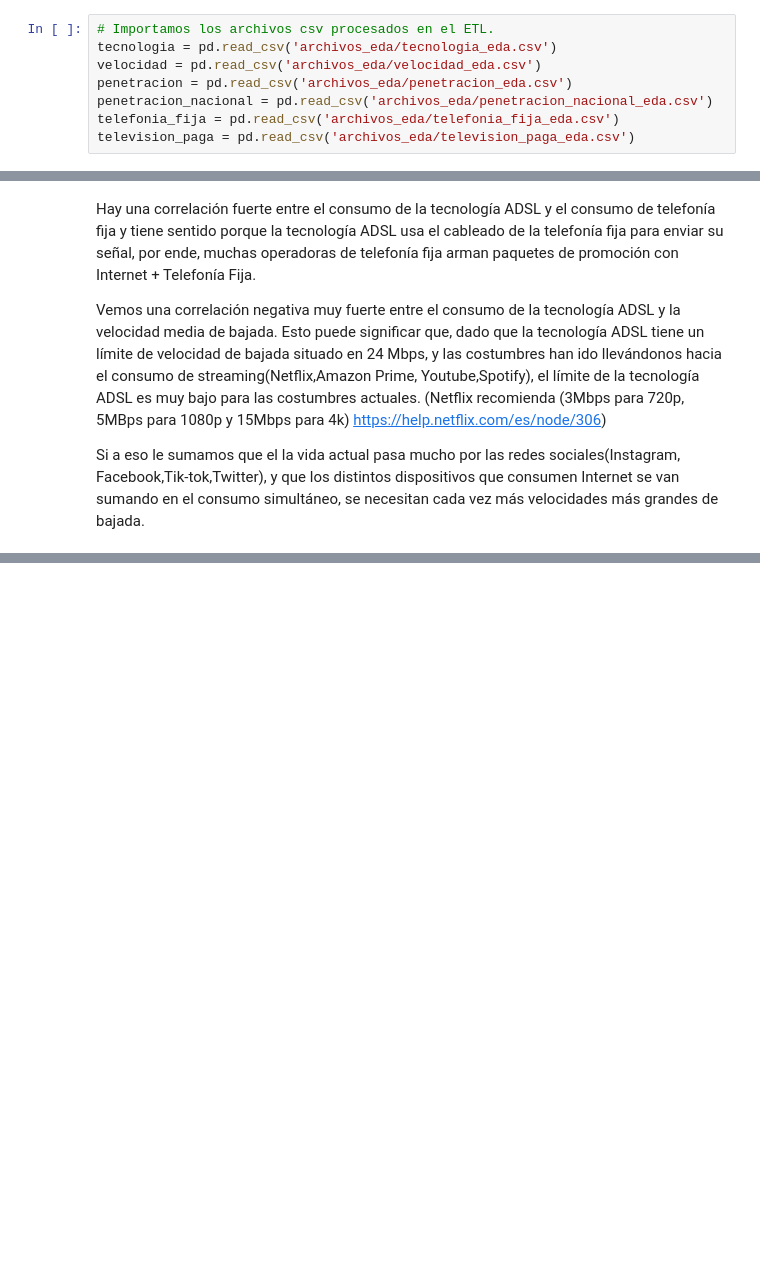
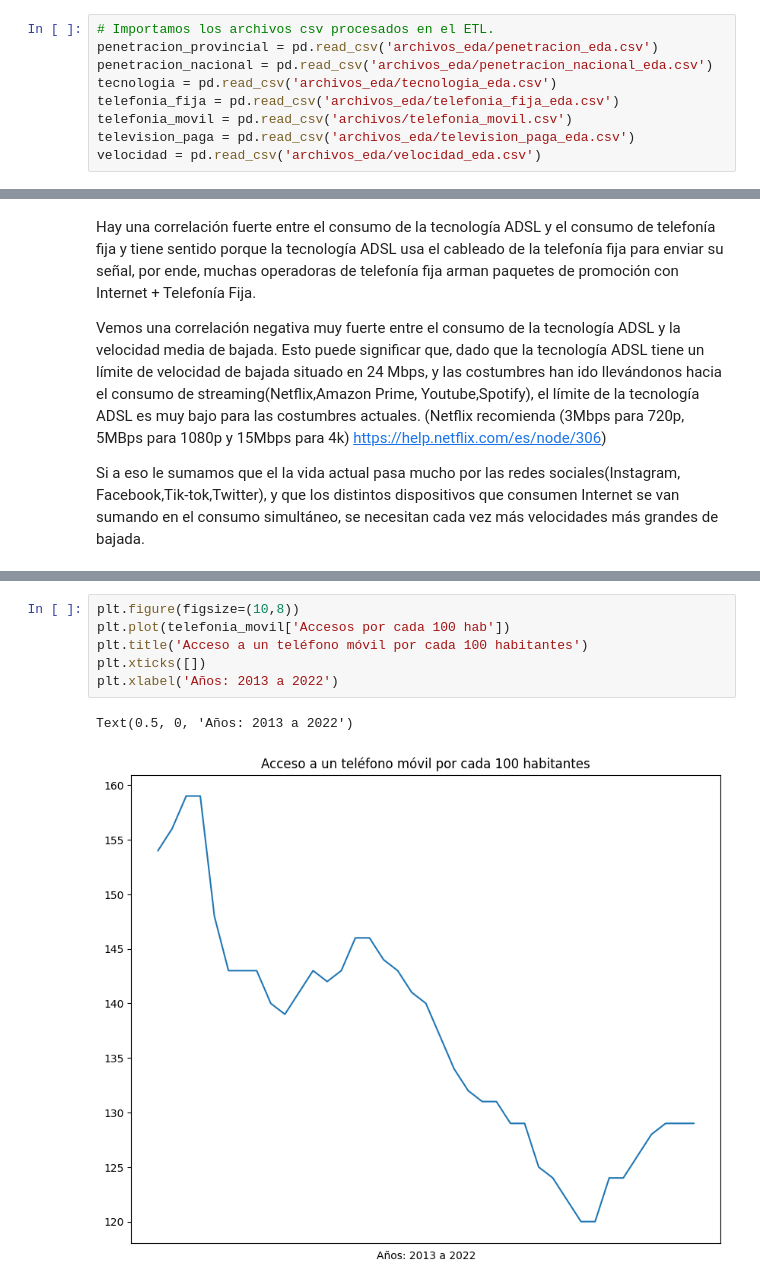
Before and after one commit to bigtimingme/DataAnalysis_DS09, a Jupyter notebook: EDA.ipynb, the cells around one changed output, grey strips where cells are left out. Cells and saved outputs as stored; diff of their text form; blank space fills up the shorter version.

```diff
--- a/EDA.ipynb
+++ b/EDA.ipynb
@@ -7,11 +7,12 @@ import seaborn as sns
 %matplotlib inline
 # %%
 # Importamos los archivos csv procesados en el ETL.
+penetracion_provincial = pd.read_csv('archivos_eda/penetracion_eda.csv')
+penetracion_nacional = pd.read_csv('archivos_eda/penetracion_nacional_eda.csv')
 tecnologia = pd.read_csv('archivos_eda/tecnologia_eda.csv')
+telefonia_fija = pd.read_csv('archivos_eda/telefonia_fija_eda.csv')
+telefonia_movil = pd.read_csv('archivos/telefonia_movil.csv')
+television_paga = pd.read_csv('archivos_eda/television_paga_eda.csv')
 velocidad = pd.read_csv('archivos_eda/velocidad_eda.csv')
-penetracion = pd.read_csv('archivos_eda/penetracion_eda.csv')
-penetracion_nacional = pd.read_csv('archivos_eda/penetracion_nacional_eda.csv')
-telefonia_fija = pd.read_csv('archivos_eda/telefonia_fija_eda.csv')
-television_paga = pd.read_csv('archivos_eda/television_paga_eda.csv')
 # %%
 # Eliminamos la columna creada en la importación.
@@ -233,0 +235,9 @@ Por otro lado, al comparar el consumo de TV por cable y el consumo de la tecnolo
+# %%
+plt.figure(figsize=(10,8))
+plt.plot(telefonia_movil['Accesos por cada 100 hab'])
+plt.title('Acceso a un teléfono móvil por cada 100 habitantes')
+plt.xticks([])
+plt.xlabel('Años: 2013 a 2022')
+# %% [output]
+Text(0.5, 0, 'Años: 2013 a 2022')
+[figure, added]
```
Also changed, not shown: parts of 6 cells of this notebook, 6 other files.
